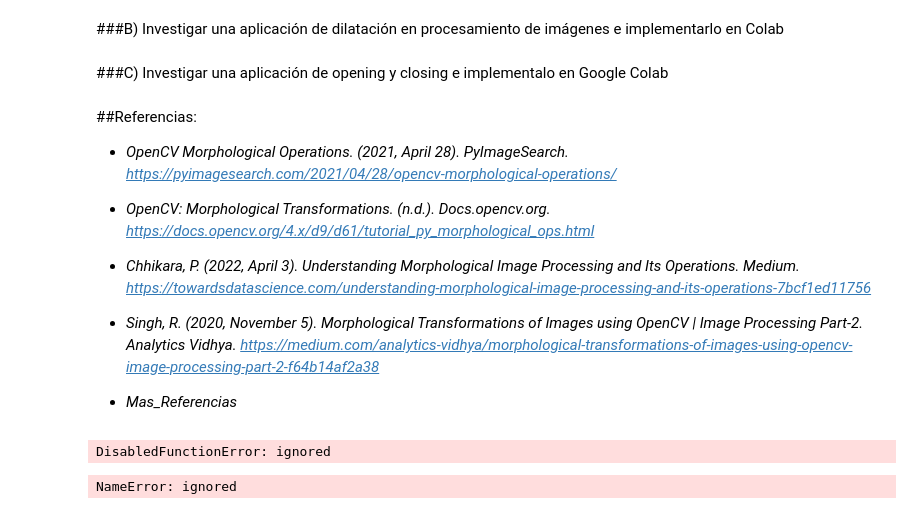
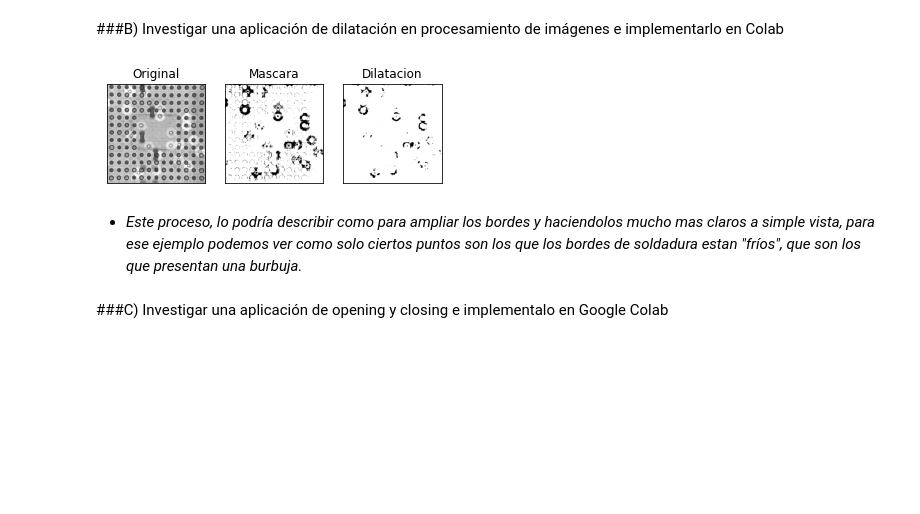
Before and after one commit to A01793546/TC4033-Vision-C-Equipo-3, a Jupyter notebook: 10_morphological_operations.ipynb, the cells around one changed output. Drawn from its saved outputs; the diff is of its cells as text; code cells hidden in the pictures; blank space fills up the shorter version.

```diff
--- a/10_morphological_operations.ipynb
+++ b/10_morphological_operations.ipynb
@@ -46,51 +72,25 @@ from google.colab.patches import cv2_imshow
 # %% [markdown]
 ###B) Investigar una aplicación de dilatación en procesamiento de imágenes e implementarlo en Colab
+# %%
+img = cv2.imread('/content/data/chip1.jpg', cv2.IMREAD_GRAYSCALE)
+_, mask = cv2.threshold(img,220,255, cv2.THRESH_BINARY_INV)
+
+kernal = np.ones((2,2), np.uint8)
+
+dilatacion = cv2.dilate(mask,kernal, iterations=3)
+
+titulos = ['Original','Mascara','Dilatacion']
+imagenes = [img,mask,dilatacion]
+
+for i in range (3):
+  plt.subplot (1,3,i+1),plt.imshow(imagenes[i], 'gray')
+  plt.title(titulos[i])
+  plt.xticks([]),plt.yticks([])
+
+plt.show()
+# %% [output]
+[figure, added]
+# %% [markdown]
+* *Este proceso, lo podría describir como para ampliar los bordes y haciendolos mucho mas claros a simple vista, para ese ejemplo podemos ver como solo ciertos puntos son los que los bordes de soldadura estan "fríos", que son los que presentan una burbuja.*
 # %% [markdown]
 ###C) Investigar una aplicación de opening y closing e implementalo en Google Colab
-# %% [markdown]
-##Referencias:
-* *OpenCV Morphological Operations. (2021, April 28). PyImageSearch. https://pyimagesearch.com/2021/04/28/opencv-morphological-operations/*
-
-
-* *OpenCV: Morphological Transformations. (n.d.). Docs.opencv.org. https://docs.opencv.org/4.x/d9/d61/tutorial_py_morphological_ops.html*
-
-* *Chhikara, P. (2022, April 3). Understanding Morphological Image Processing and Its Operations. Medium. https://towardsdatascience.com/understanding-morphological-image-processing-and-its-operations-7bcf1ed11756*
-
-* *Singh, R. (2020, November 5). Morphological Transformations of Images using OpenCV | Image Processing Part-2. Analytics Vidhya. https://medium.com/analytics-vidhya/morphological-transformations-of-images-using-opencv-image-processing-part-2-f64b14af2a38*
-
-* *Mas_Referencias*
-# %%
-img = cv2.imread("https://github.com/A0143704/TC4033-Vision-C-Equipo-3/blob/1157f5ab3dedaeeb567a84bfd93c79fe1ff6302b/data/Aguas.jpeg")
-#image = cv2.imread(sys.argv[1]) #The function to read from an image into OpenCv is imread()
-
-#imshow() is the function that displays the image on the screen.
-#The first value is the title of the window, the second is the image file we have previously read.
-cv2.imshow(img)
-
-cv2.waitKey(0)
-# %% [output]
-DisabledFunctionError: ignored
-# %%
-#function to see image
-def imgshow(img=img,img1=img1,img2=img2, rows=1,columns=3):
-    print(img.shape,img1.shape,img2.shape)
-    fig = plt.figure(figsize=(15,8))
-    #adds a subplot at 1st position
-    fig.add_subplot(rows,columns,1)
-    plt.title('BGR Format')
-    plt.imshow(img)
-
-    #adds a subplot at 2nd position
-    fig.add_subplot(rows,columns,2)
-    plt.title('RGB Format')
-    plt.imshow(img1)
-
-    #adds a subplot at 3rd position
-    fig.add_subplot(rows,columns, 3)
-    plt.title('BGR to GRAY')
-    plt.imshow(img2,cmap="gray")
-    plt.show()
-
-imgshow(img=img,img1=img1,img2=img2, rows=1,columns=3)
-# %% [output]
-NameError: ignored
```
Also changed, not shown: parts of 50 cells of this notebook.
